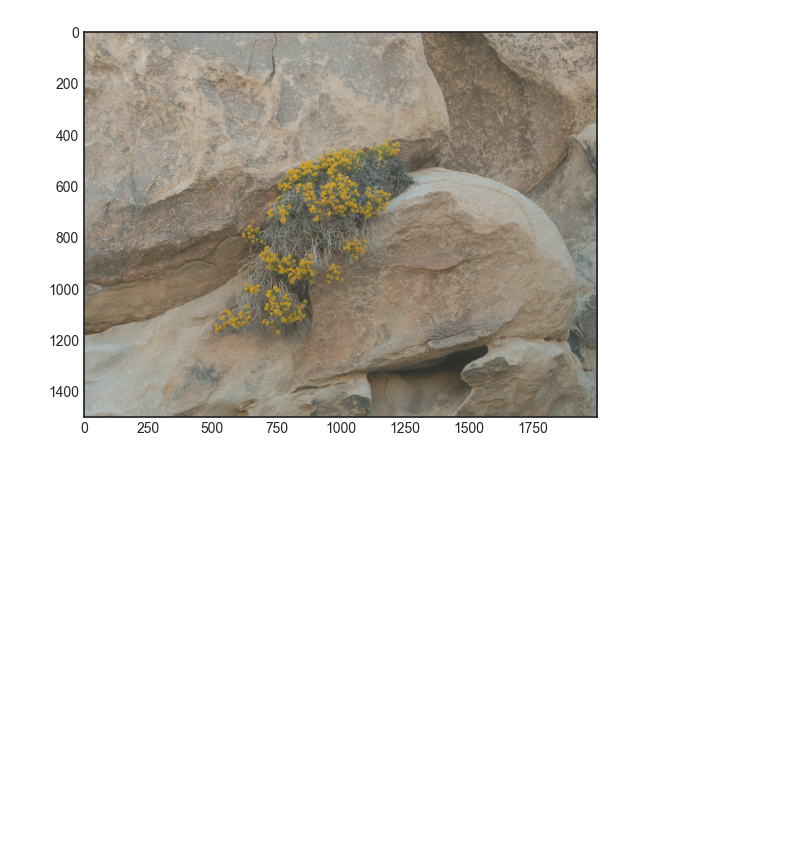
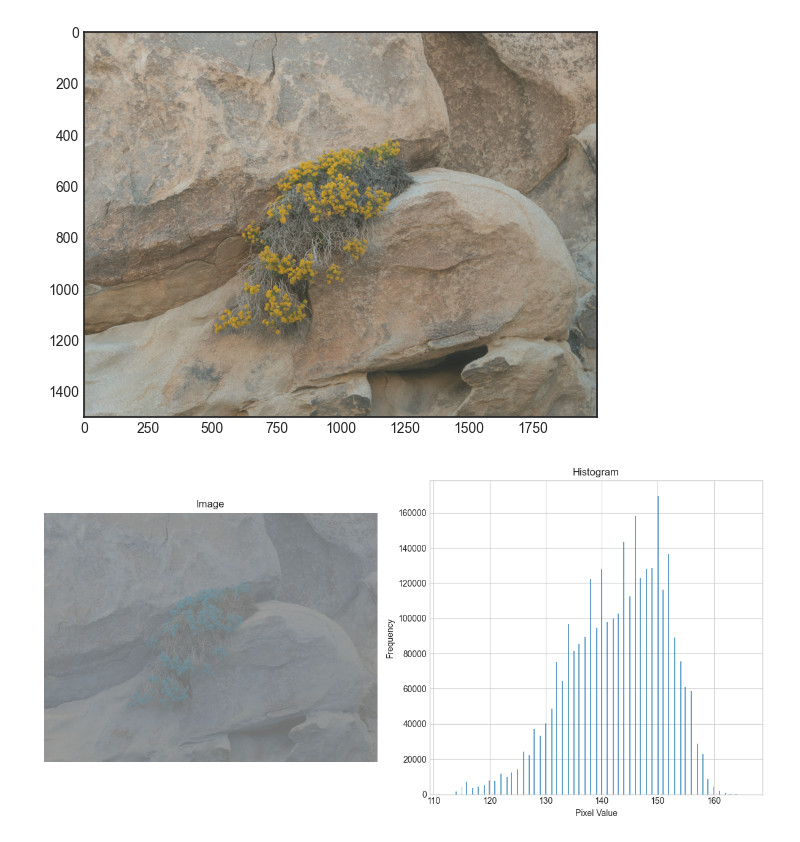
Before and after one commit to joypauls/blog-scripts, a Jupyter notebook: notebooks/contrast_enhancement.ipynb, the cells around one changed output. Saved outputs shown, nothing was run; the diff lists cells and outputs as text; code cells hidden in the pictures; blank space fills up the shorter version.

```diff
--- a/notebooks/contrast_enhancement.ipynb
+++ b/notebooks/contrast_enhancement.ipynb
@@ -144,3 +149,25 @@ plt.show()
 [figure]
 [figure]
 [figure]
+# %%
+# Create a figure and a set of subplots
+fig, (ax1, ax2) = plt.subplots(1, 2, figsize=(12, 6))
+
+# Display the image on the first subplot
+ax1.imshow(enhance_contrast(color, 0.3, 100))
+ax1.set_title("Image")
+ax1.axis("off")  # Turn off axis
+
+# Display the histogram on the second subplot
+ax2.hist(enhance_contrast(cv2.cvtColor(color, cv2.COLOR_BGR2LUV)[:,:,0], 0.3, 100).ravel(), bins=256, alpha=0.7)
+ax2.set_title('Histogram')
+ax2.set_xlabel('Pixel Value')
+ax2.set_ylabel('Frequency')
+
+# Adjust layout to prevent overlapping
+plt.tight_layout()
+
+# Show the plot
+plt.show()
+# %% [output]
+[figure, added]
```
Also changed, not shown: parts of 4 cells of this notebook, 1 other file.
